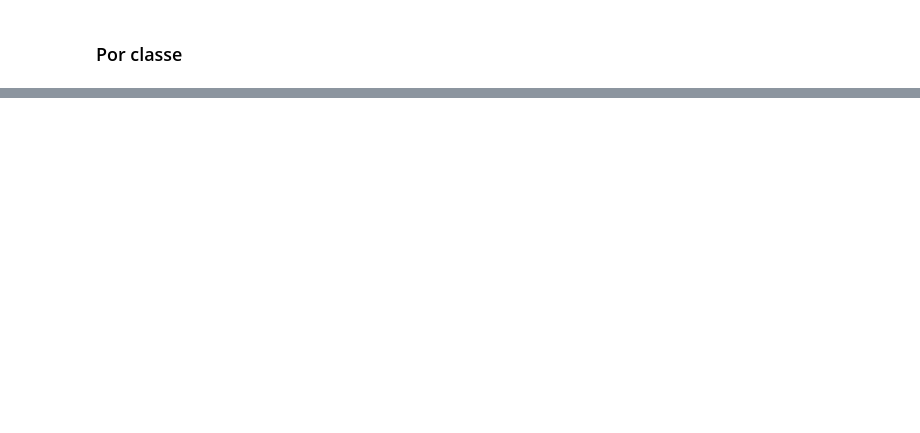
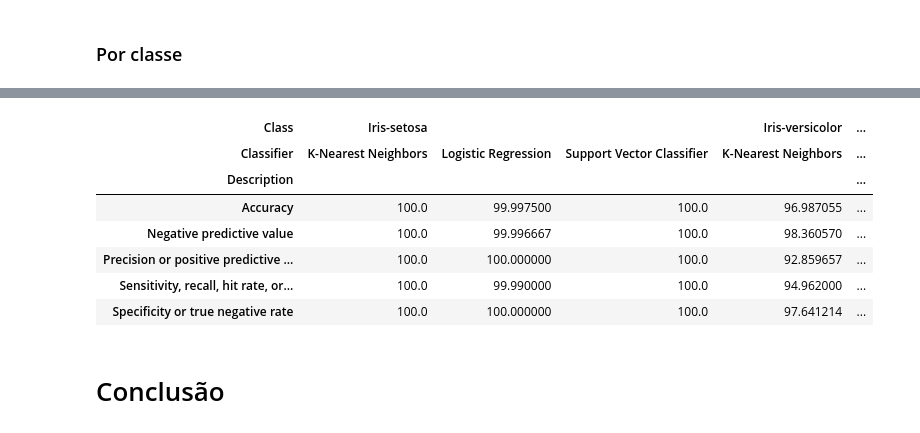
Before and after one commit to cristianokiu/desafio_datascience_intelivix_dez2016, a Jupyter notebook: Basico.ipynb, the cells around one changed output, grey strips where cells are left out. Cells and saved outputs as stored; diff of their text form; code cells hidden in the pictures; blank space fills up the shorter version.

Commit message:
Change to pandas pivot table to see metrics

```diff
--- a/Basico.ipynb
+++ b/Basico.ipynb
@@ -167 +164,24 @@ Conclusão: como parece fácil identificar a Iris-setosa, as métricas de avalia
+# %%
+columns = ['Classifier', 'Class', 'Description', 'Acronym', 'Value']
+rows = []
+for cm in cms:
+    for cls in cm:
+        for m in cls.metrics:
+            rows.append((cm.name, cls.name, m[0], m[1], m[2]*100))
+
+metric_types = [
+  'TPR', # Sensitivity, recall, hit rate, or true positive rate
+  'TNR', # Specificity or true negative rate
+  'PPV', # Precision or positive predictive value
+  'NPV', # Negative predictive value
+#  'FPR', # Fall-out or false positive rate
+#  'FDR', # False discovery rate
+#  'FNR', # Miss rate or false negative rate
+  'ACC', # Accuracy
+#  'F1',  # F1 score - is the harmonic mean of precision and sensitivity
+#  'MCC', # Matthews correlation coefficient
+#  'BM',  # Informedness or Bookmaker Informedness
+#  'MK',  # Markedness
+]
+metrics = pd.DataFrame(rows, columns=columns)
 # %% [markdown]
@@ -241,0 +203,14 @@ Support Vector Classifier
+# %%
+metrics[metrics.Acronym.isin(metric_types)].\
+    pivot_table(index=['Description'], columns=['Class', 'Classifier'], values='Value')
+# %% [output]
+| Class | Iris-setosa |  |  | Iris-versicolor | ... |
+| Classifier | K-Nearest Neighbors | Logistic Regression | Support Vector Classifier | K-Nearest Neighbors | ... |
+| Description |  |  |  |  | ... |
+| Accuracy | 100.0 | 99.997500 | 100.0 | 96.987055 | ... |
+| Negative predictive value | 100.0 | 99.996667 | 100.0 | 98.360570 | ... |
+| Precision or positive predictive ... | 100.0 | 100.000000 | 100.0 | 92.859657 | ... |
+| Sensitivity, recall, hit rate, or... | 100.0 | 99.990000 | 100.0 | 94.962000 | ... |
+| Specificity or true negative rate | 100.0 | 100.000000 | 100.0 | 97.641214 | ... |
+# %% [markdown]
+# Conclusão
```
Also changed, not shown: parts of 18 cells of this notebook, 1 other file.
